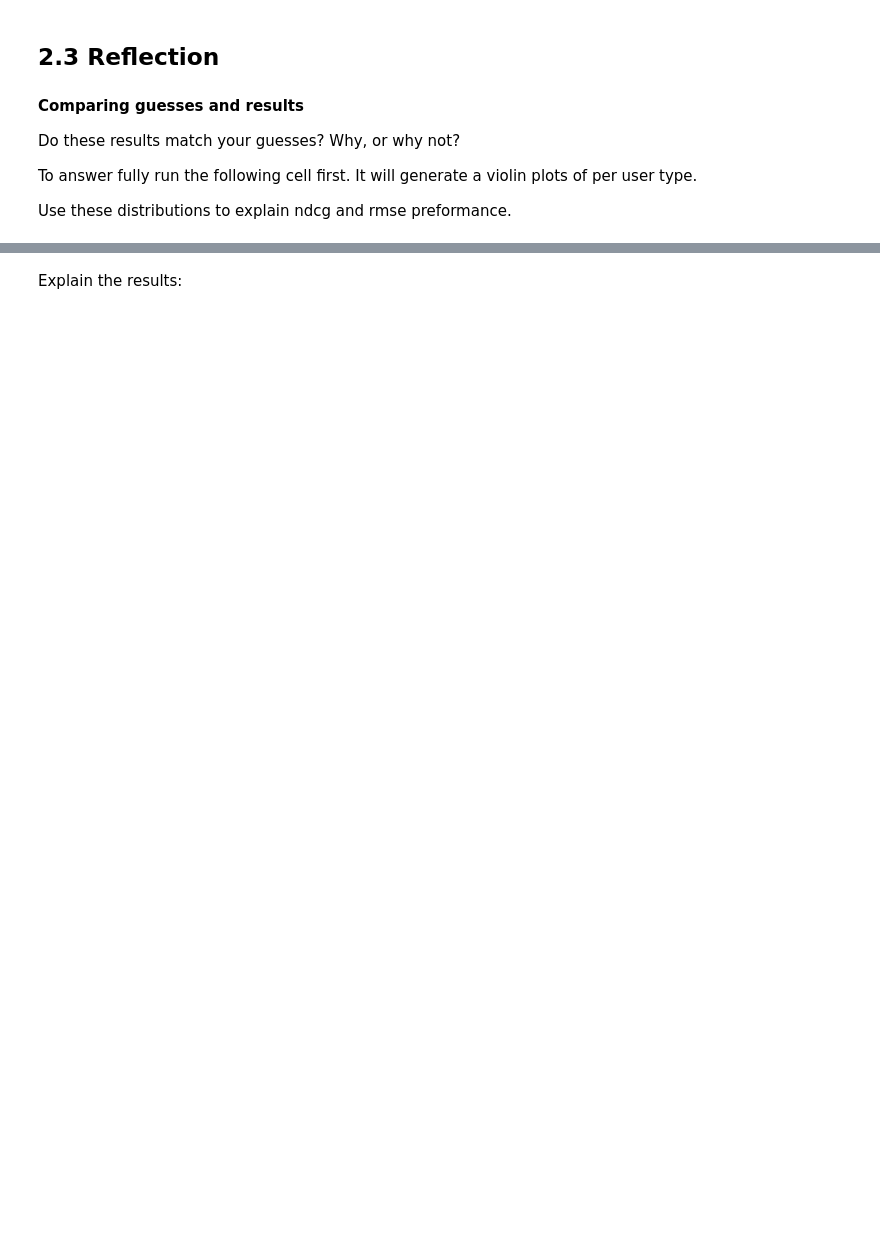
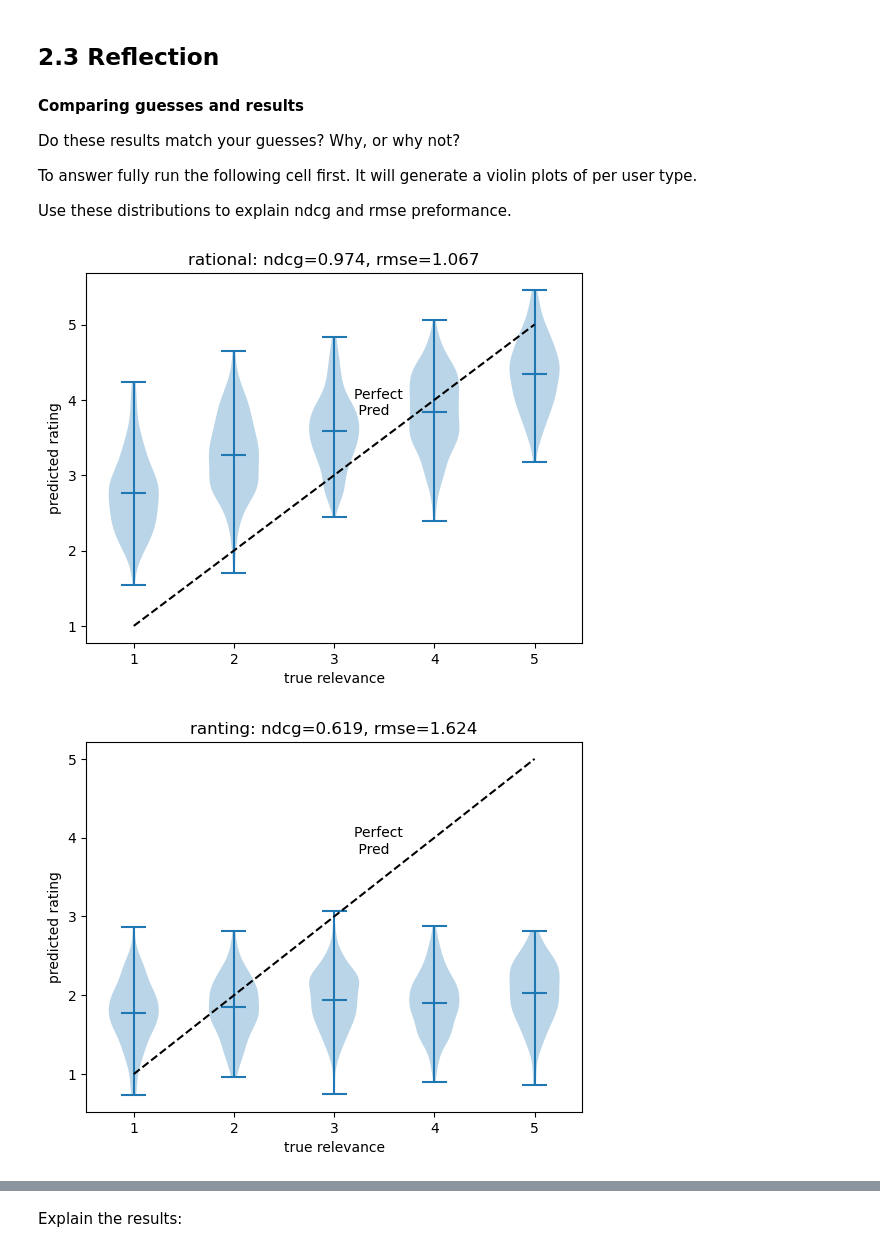
Before and after one commit to ashalem/ML_Human, a Jupyter notebook: WS3_2024_students.ipynb, the cells around one changed output, grey strips where cells are left out. Drawn from its saved outputs; the diff is of its cells as text; code cells hidden in the pictures; blank space fills up the shorter version.

```diff
--- a/WS3_2024_students.ipynb
+++ b/WS3_2024_students.ipynb
@@ -657,2 +700,11 @@ np.random.seed(42)
+# %%
+np.random.seed(42)
+
+## YOUR SOLUTION
+rc_env = RateClickEnvironment()
+new_train_df = rc_env.generate_training_set(n_samples=5000)
+new_eval_df = rc_env.generate_evaluation_set(n_samples=1000)
+train_set_ratings_x, train_set_ratings_y = rc_env.build_X_y_matrices(new_train_df, 'rating', rc_env.FEATURE_COLUMNS)
+eval_set_ratings_x, eval_set_ratings_y = rc_env.build_X_y_matrices(new_eval_df, 'true_relevance', rc_env.FEATURE_COLUMNS)
 # %% [markdown]
 For each user type train and evaluate the results. Print ndcg and rmse.
@@ -669,0 +711,30 @@ for utype in utypes:
+# %%
+
+utypes = ['rational', 'ranting', 'extreme', 'optimistic', 'overreacts', 'underreacts','pasimistic' ] #todo: add your own
+
+ndcgs = []
+rmses = []
+preds = []
+
+for utype in utypes:
+
+  ## YOUR SOLUTION
+  model = LinearRegression()
+  user_train_y, user_train_x = selective_ratings(train_set_ratings_y, utype, train_set_ratings_x)
+  model.fit(user_train_x, user_train_y)
+  y_predicted = model.predict(eval_set_ratings_x)
+  preds.append((utype,y_predicted))
+  ndcg = rc_env.ndcg_10(eval_set_ratings_y, y_predicted)
+  rmse = mean_squared_error(eval_set_ratings_y, y_predicted, squared=False)
+  rmses.append((utype, rmse))
+  ndcgs.append((utype, ndcg))
+
+print('the ndcgs are:')
+print(ndcgs)
+print('the rmses are:')
+print(rmses)
+
+print('ndcgs sorted:')
+print(sorted(ndcgs, key=lambda x: x[1], reverse=True))
+print('rmses sorted:')
+print(sorted(rmses, key=lambda x: x[1], reverse=False))
@@ -678,14 +758,20 @@ It will generate a violin plots of per user type.
 
 Use these distributions to explain ndcg and rmse preformance.
 # %%
-
+preds = [t[1] for t in preds]
+ndcgs = [t[1] for t in ndcgs]
+rmses = [t[1] for t in rmses]
+true_relevance = eval_set_ratings_y
 for utype_, pred_, ndcg_, rmse_ in zip(utypes, preds, ndcgs, rmses):
   rs = np.sort(np.unique(true_relevance))
   pred_per_r = [pred_[np.where(true_relevance==r)] for r in rs]
   plt.violinplot(pred_per_r, rs, showmeans=True)
   plt.plot([1,5],[1,5],'k--');
   plt.xlabel('true relevance')
   plt.ylabel('predicted rating')
   plt.title('{}: ndcg={:.3f}, rmse={:.3f}'.format(utype_, ndcg_, rmse_))
   plt.text(3.2, 3.8, 'Perfect \n Pred');
   plt.show()
+# %% [output]
+[figure, added]
+[figure, added]
```
Also changed, not shown: parts of 31 cells of this notebook.
